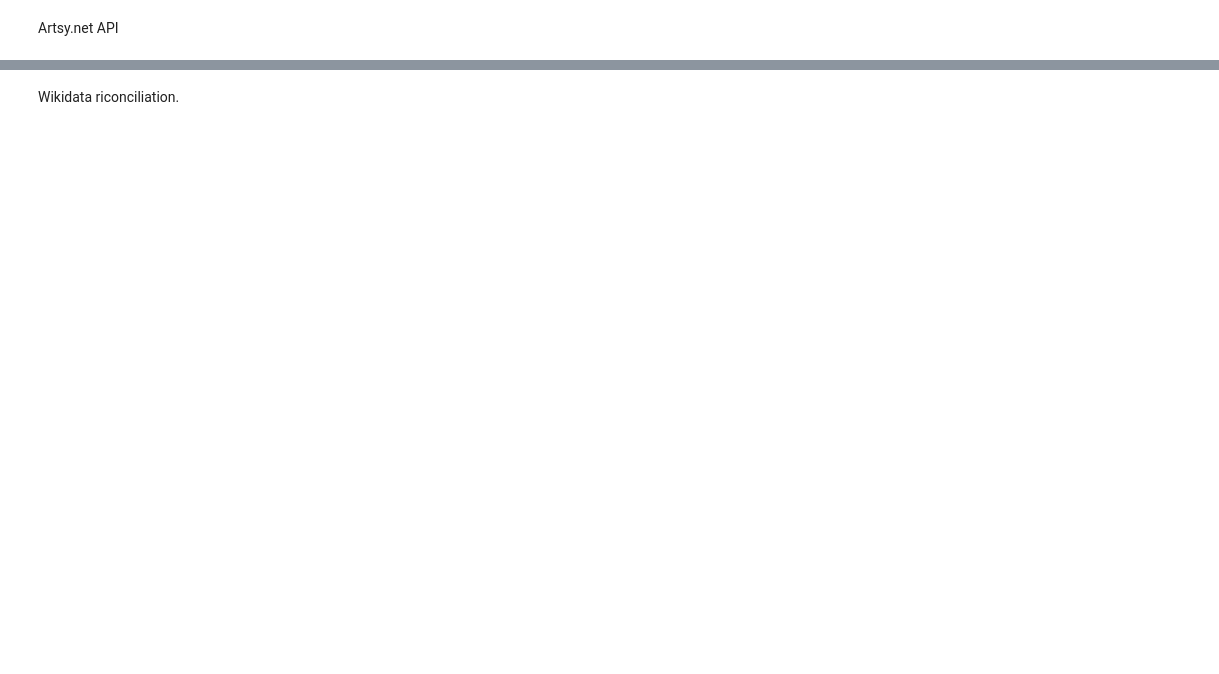
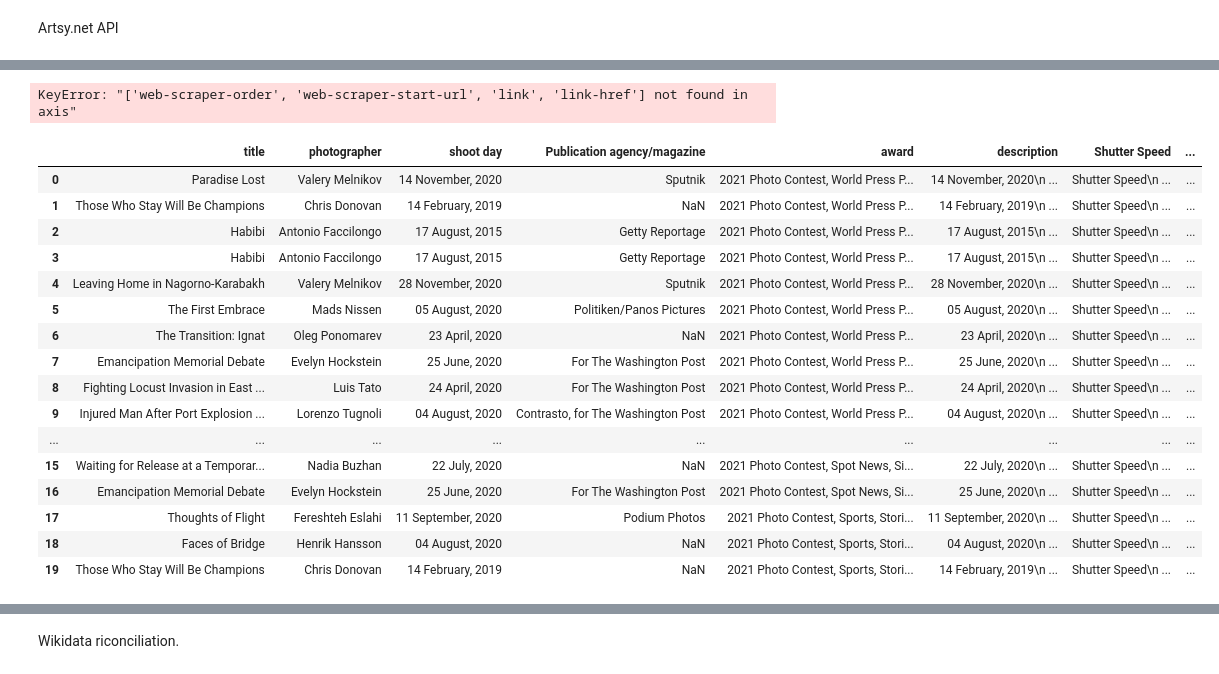
Before and after one commit to GiuliaVenditti/DigiatalStoryTelling, a Jupyter notebook: photo-notebook copy.ipynb, the cells around one changed output, grey strips where cells are left out. Cells and saved outputs as stored; diff of their text form; code cells hidden in the pictures; blank space fills up the shorter version.

```diff
--- a/photo-notebook copy.ipynb
+++ b/photo-notebook copy.ipynb
@@ -161,0 +192,74 @@ Artsy.net API
+# %%
+with open('wordpressphoto_data.csv', encoding='utf-8') as csv_file:
+    csv_reader = csv.reader(csv_file, delimiter=';')
+
+    df = dataframe.drop(["web-scraper-order", "web-scraper-start-url", "link", "link-href"], axis=1)
+
+    i = 0
+
+    for row in csv_reader:
+
+        award = row[8]
+
+        if award != 'award':
+
+            if 'World' in award:
+                world = str(award).split(',')
+
+                if len(world) == 2:
+                    df.at[i, "contest_year"] = world[0]
+                    df.at[i, "prize"] = world[1]
+                    df.to_csv("worldpressphoto_update.csv", index=False)
+
+                if len(world) == 3:
+                    df.at[i, "contest_year"] = world[0]
+                    df.at[i, "prize"] = world[1]
+                    df.at[i, "series"] = world[2]
+                    df.to_csv("worldpressphoto_update.csv", index=False)
+
+                if len(world) == 4:
+                    df.at[i, "contest_year"] = world[0]
+                    df.at[i, "prize"] = world[1]
+                    df.at[i, "series"] = world[2]
+                    nominie = world[3]
+                    df.to_csv("worldpressphoto_update.csv", index=False)
+
+            else:
+                prize = str(award).split(',', 3)
+                if len(prize) == 2:
+                    df.at[i, "contest_year"] = prize[0]
+                    df.at[i, "genere"] = prize[1]
+                    df.to_csv("worldpressphoto_update.csv", index=False)
+
+                else:
+                    df.at[i, "contest_year"] = prize[0]
+                    df.at[i, "genere"] = prize[1]
+                    df.at[i, "series"] = prize[2]
+                    df.at[i, "prize"] = prize[3]
+                    df.to_csv("worldpressphoto_update.csv", index=False)
+
+            i += 1
+# %% [output]
+KeyError: "['web-scraper-order', 'web-scraper-start-url', 'link', 'link-href'] not found in axis"
+# %%
+dataframe = pd.read_csv("worldpressphoto_update.csv", delimiter=',')
+
+dataframe.head(20)
+# %% [output]
+|  | title | photographer | shoot day | Publication agency/magazine | award | description | Shutter Speed | ... |
+| 0 | Paradise Lost | Valery Melnikov | 14 November, 2020 | Sputnik | 2021 Photo Contest, World Press P... | 14 November, 2020\n ... | Shutter Speed\n ... | ... |
+| 1 | Those Who Stay Will Be Champions | Chris Donovan | 14 February, 2019 | NaN | 2021 Photo Contest, World Press P... | 14 February, 2019\n ... | Shutter Speed\n ... | ... |
+| 2 | Habibi | Antonio Faccilongo | 17 August, 2015 | Getty Reportage | 2021 Photo Contest, World Press P... | 17 August, 2015\n ... | Shutter Speed\n ... | ... |
+| 3 | Habibi | Antonio Faccilongo | 17 August, 2015 | Getty Reportage | 2021 Photo Contest, World Press P... | 17 August, 2015\n ... | Shutter Speed\n ... | ... |
+| 4 | Leaving Home in Nagorno-Karabakh | Valery Melnikov | 28 November, 2020 | Sputnik | 2021 Photo Contest, World Press P... | 28 November, 2020\n ... | Shutter Speed\n ... | ... |
+| 5 | The First Embrace | Mads Nissen | 05 August, 2020 | Politiken/Panos Pictures | 2021 Photo Contest, World Press P... | 05 August, 2020\n ... | Shutter Speed\n ... | ... |
+| 6 | The Transition: Ignat | Oleg Ponomarev | 23 April, 2020 | NaN | 2021 Photo Contest, World Press P... | 23 April, 2020\n ... | Shutter Speed\n ... | ... |
+| 7 | Emancipation Memorial Debate | Evelyn Hockstein | 25 June, 2020 | For The Washington Post | 2021 Photo Contest, World Press P... | 25 June, 2020\n ... | Shutter Speed\n ... | ... |
+| 8 | Fighting Locust Invasion in East ... | Luis Tato | 24 April, 2020 | For The Washington Post | 2021 Photo Contest, World Press P... | 24 April, 2020\n ... | Shutter Speed\n ... | ... |
+| 9 | Injured Man After Port Explosion ... | Lorenzo Tugnoli | 04 August, 2020 | Contrasto, for The Washington Post | 2021 Photo Contest, World Press P... | 04 August, 2020\n ... | Shutter Speed\n ... | ... |
+| ... | ... | ... | ... | ... | ... | ... | ... | ... |
+| 15 | Waiting for Release at a Temporar... | Nadia Buzhan | 22 July, 2020 | NaN | 2021 Photo Contest, Spot News, Si... | 22 July, 2020\n ... | Shutter Speed\n ... | ... |
+| 16 | Emancipation Memorial Debate | Evelyn Hockstein | 25 June, 2020 | For The Washington Post | 2021 Photo Contest, Spot News, Si... | 25 June, 2020\n ... | Shutter Speed\n ... | ... |
+| 17 | Thoughts of Flight | Fereshteh Eslahi | 11 September, 2020 | Podium Photos | 2021 Photo Contest, Sports, Stori... | 11 September, 2020\n ... | Shutter Speed\n ... | ... |
+| 18 | Faces of Bridge | Henrik Hansson | 04 August, 2020 | NaN | 2021 Photo Contest, Sports, Stori... | 04 August, 2020\n ... | Shutter Speed\n ... | ... |
+| 19 | Those Who Stay Will Be Champions | Chris Donovan | 14 February, 2019 | NaN | 2021 Photo Contest, Sports, Stori... | 14 February, 2019\n ... | Shutter Speed\n ... | ... |
```
Also changed, not shown: parts of 9 cells of this notebook, 2 other files.
